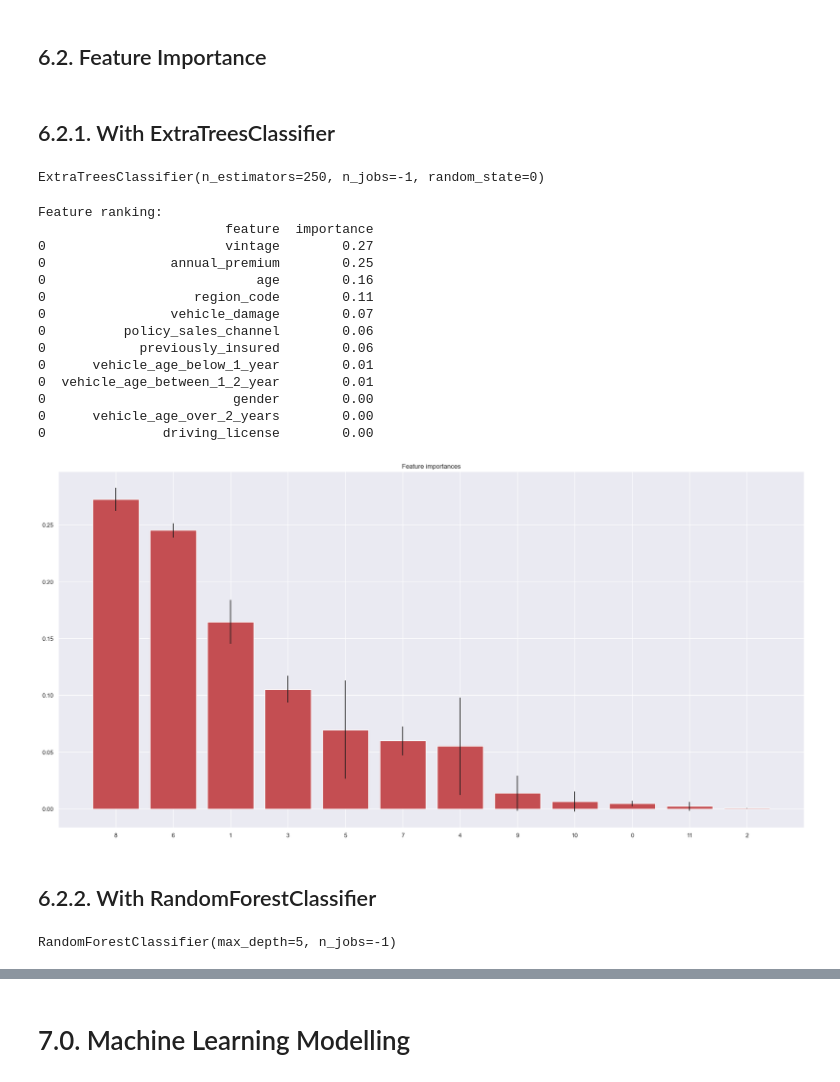
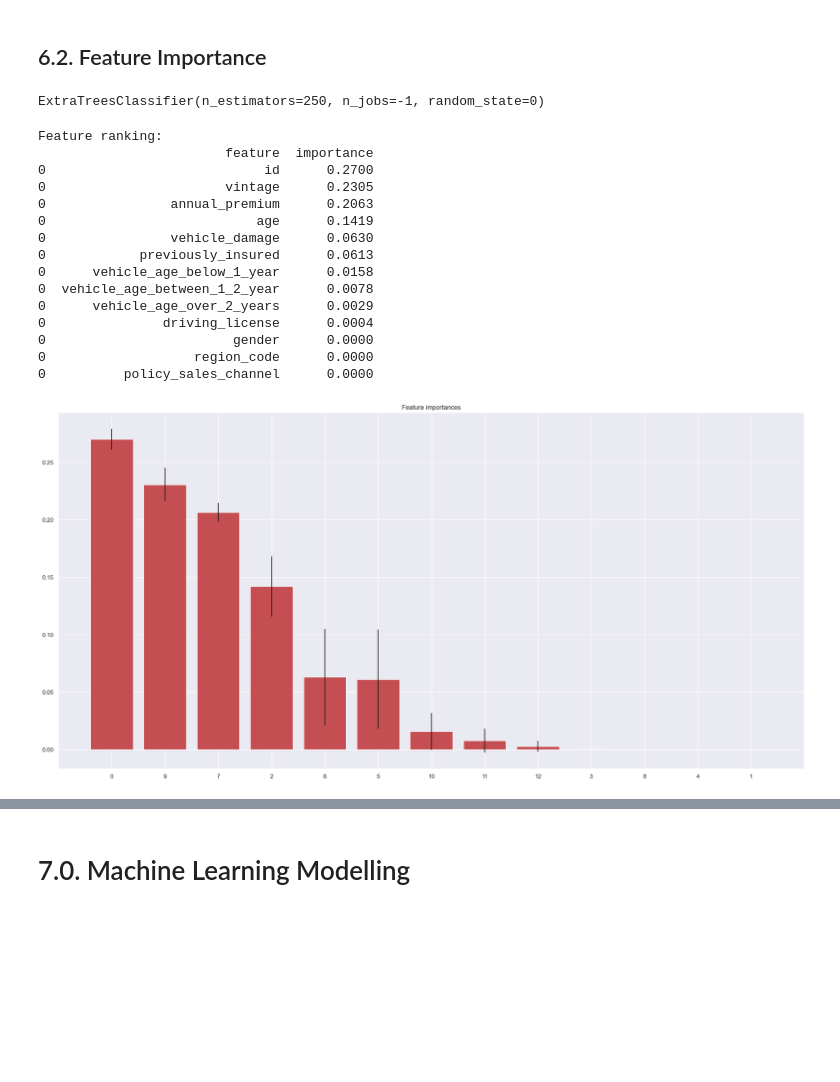
Before and after one commit to pgdemiranda/health_insurance-cs, a Jupyter notebook: notebooks/1.0.pgdm.health_insurance_cs.ipynb, the cells around one changed output, grey strips where cells are left out. Cells and saved outputs as stored; diff of their text form; code cells hidden in the pictures; blank space fills up the shorter version.

```diff
--- a/notebooks/1.0.pgdm.health_insurance_cs.ipynb
+++ b/notebooks/1.0.pgdm.health_insurance_cs.ipynb
@@ -499,13 +592,20 @@ x_validation = x_validation.fillna(0)
+# %%
+X = df6.drop('response', axis=1).copy()
+y = df6['response']
+
+# split data into train and test sets
+X_train, X_test, y_train, y_test = ms.train_test_split(X, y, test_size=0.2, random_state=42)
+
+# split remaining data into validation set
+X_val, X_test, y_val, y_test = ms.train_test_split(X_test, y_test, test_size=0.5, random_state=42)
 # %%
-# ExtraTreesClassifier
-
-x_train_n = df5.drop(['id', 'response'], axis=1).values
+x_train_n = X_train.values
 y_train_n = y_train.values.ravel()
 
-# Define model
-et = en.ExtraTreesClassifier(n_jobs=-1)
+# define model
+et = en.ExtraTreesClassifier(n_estimators = 250, n_jobs=-1)
 
-# Define boruta
+# define boruta
 boruta_et = by(et, n_estimators='auto', verbose=2, random_state=42).fit(x_train_n, y_train_n)
 # %% [output]
 Iteration:      1 / 100
@@ -529,8 +629,8 @@ Rejected:       11
 cols_selected_et = boruta_et.support_.tolist()
 
 # best features according to ExtraTreesClassifier
-x_train_et = df5.drop(['id', 'response'], axis = 1)
+x_train_et = X_train
 cols_selected_boruta_et = x_train_et.iloc[:, cols_selected_et].columns.to_list()
 
 # not selected boruta
-cols_not_selected_boruta_et = list( np.setdiff1d(x_train_et.columns, cols_selected_boruta_et))
+cols_not_selected_boruta_et = list(np.setdiff1d(x_train_et.columns, cols_selected_boruta_et))
@@ -577,63 +637,47 @@ cols_not_selected_boruta_rf = list( np.setdiff1d(x_train_rf.columns, cols_select
 # %% [markdown]
 ## 6.2. Feature Importance
-# %% [markdown]
-## 6.2.1. With ExtraTreesClassifier
 # %%
 # model definition
 extratrees = en.ExtraTreesClassifier(n_estimators=250, random_state = 0, n_jobs = -1)
 
 # data preparation
-x_train_n = df5.drop(['id', 'response'], axis=1)
-y_train_n = y_train.values
 extratrees.fit(x_train_n, y_train_n)
 # %% [output]
 ExtraTreesClassifier(n_estimators=250, n_jobs=-1, random_state=0)
 # %%
 importances = extratrees.feature_importances_
 std = np.std([tree.feature_importances_ for tree in extratrees.estimators_], axis=0)
 indexes = np.argsort(importances)[::-1]
 
-# Print the feature ranking
+# feature ranking
 print("Feature ranking:")
 df = pd.DataFrame()
-for i, j in zip( x_train_n, extratrees.feature_importances_ ):
+for i, j in zip( x_train_et, extratrees.feature_importances_ ):
     aux = pd.DataFrame( {'feature': i, 'importance': j}, index=[0] )
     df = pd.concat( [df, aux], axis=0 )
 
 print( df.sort_values( 'importance', ascending=False ) )
 
-# Plot the impurity-based feature importances of the extra trees
 plt.figure()
 plt.title("Feature importances")
 plt.bar(range(x_train_n.shape[1]), importances[indexes], color="r", yerr=std[indexes], align="center")
 plt.xticks(range(x_train_n.shape[1]), indexes)
 plt.xlim([-1, x_train_n.shape[1]])
 plt.show()
 # %% [output]
 Feature ranking:
                         feature  importance
-0                       vintage        0.27
-0                annual_premium        0.25
-0                           age        0.16
-0                   region_code        0.11
-0                vehicle_damage        0.07
-0          policy_sales_channel        0.06
-0            previously_insured        0.06
-0      vehicle_age_below_1_year        0.01
-0  vehicle_age_between_1_2_year        0.01
-0                        gender        0.00
-0      vehicle_age_over_2_years        0.00
-0               driving_license        0.00
+0                            id      0.2700
+0                       vintage      0.2305
+0                annual_premium      0.2063
+0                           age      0.1419
+0                vehicle_damage      0.0630
+0            previously_insured      0.0613
+0      vehicle_age_below_1_year      0.0158
+0  vehicle_age_between_1_2_year      0.0078
+0      vehicle_age_over_2_years      0.0029
+0               driving_license      0.0004
+0                        gender      0.0000
+0                   region_code      0.0000
+0          policy_sales_channel      0.0000
-[figure, old version]
+[figure, new version]
-# %% [markdown]
-## 6.2.2. With RandomForestClassifier
-# %%
-# model definition
-randomtrees = en.RandomForestClassifier(n_jobs = -1, max_depth = 5)
-
-# data preparation
-x_train_n2 = df5.drop(['id', 'response'], axis=1)
-y_train_n2 = y_train.values
-randomtrees.fit(x_train_n2, y_train_n2)
-# %% [output]
-RandomForestClassifier(max_depth=5, n_jobs=-1)
```
Also changed, not shown: parts of 125 cells of this notebook, 34 other files.
